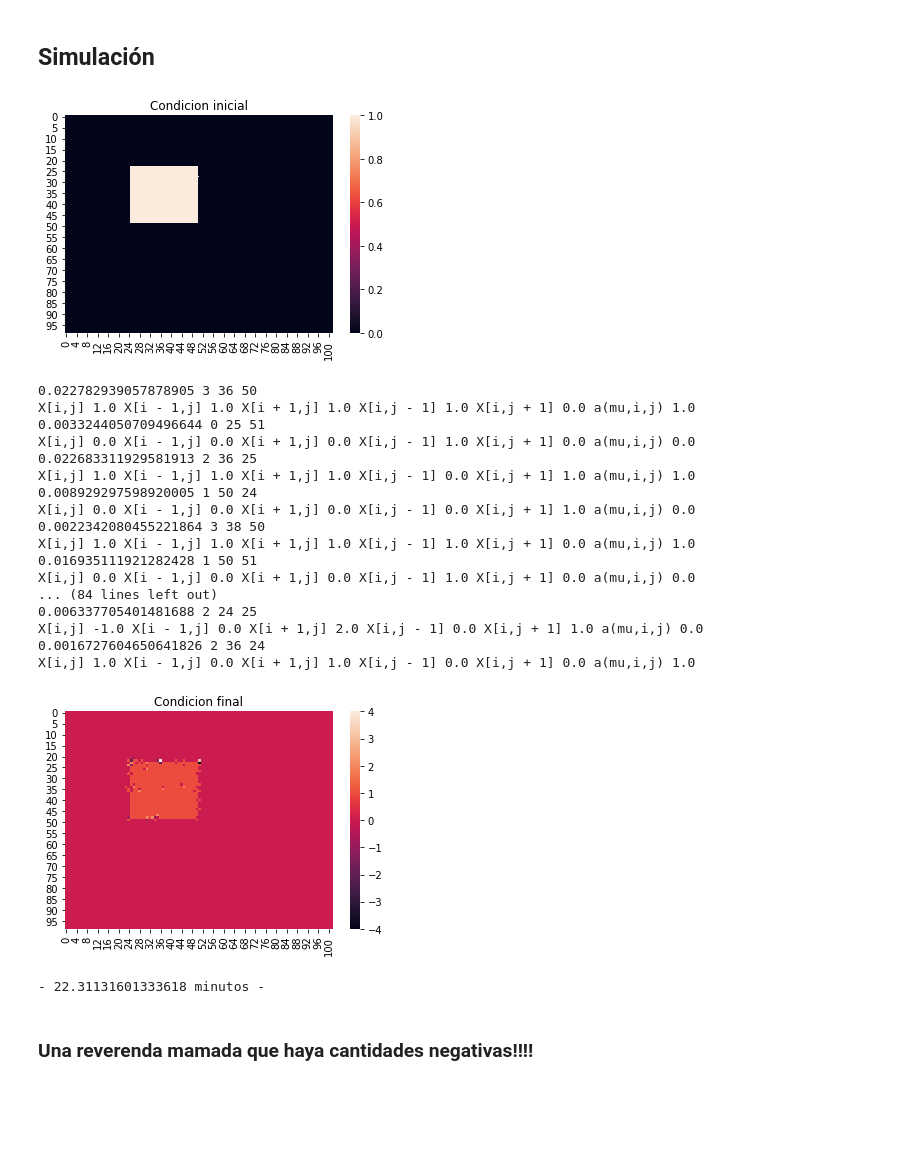
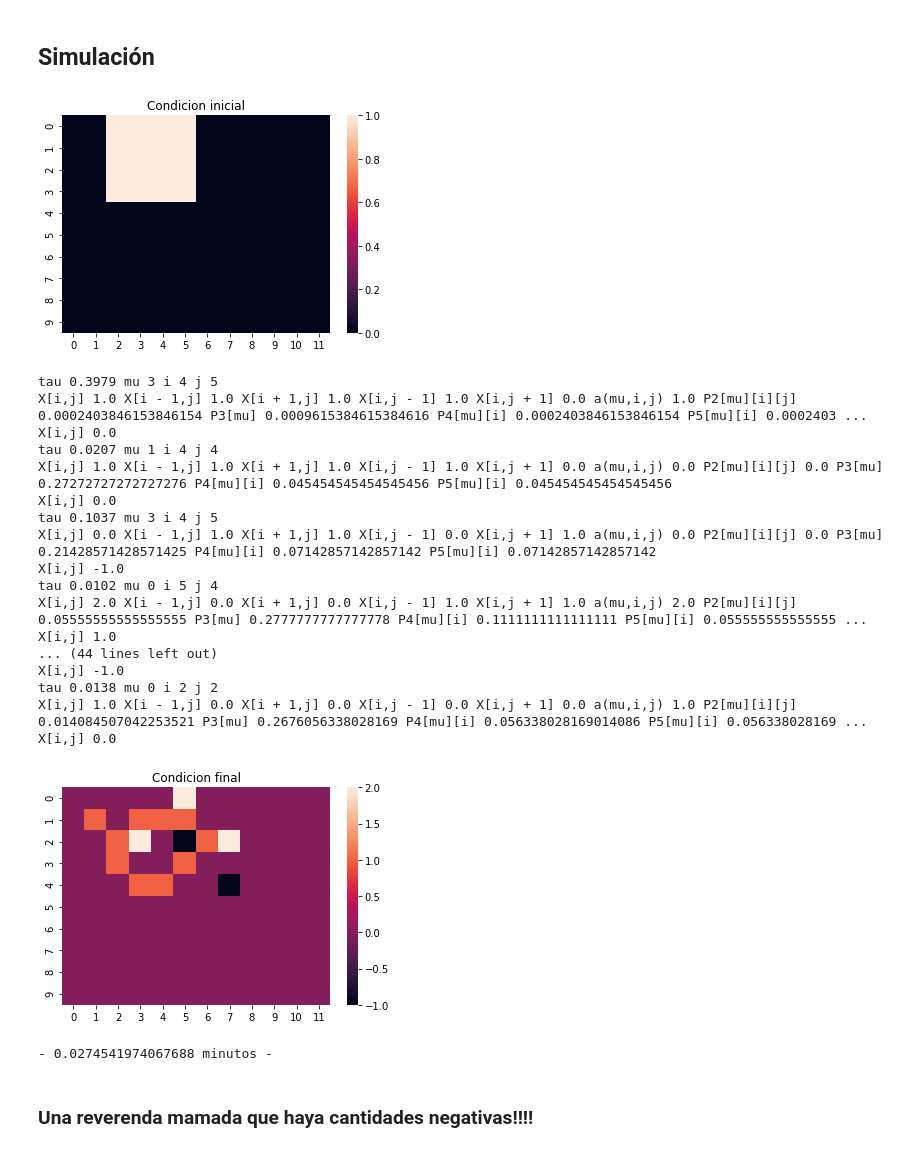
Before and after one commit to AdrianoValdesGomez/Selected-Topics-in-Biophysics, a Jupyter notebook: Notebooks/Gillespie Algorithm (Extension to anisotropic environments).ipynb, the cells around one changed output. Drawn from its saved outputs; the diff is of its cells as text; code cells hidden in the pictures; blank space fills up the shorter version.

```diff
--- a/Notebooks/Gillespie Algorithm (Extension to anisotropic environments).ipynb
+++ b/Notebooks/Gillespie Algorithm (Extension to anisotropic environments).ipynb
@@ -381,9 +405,9 @@ sns.heatmap(X0[1:101][1:101])
 # %%
 a = np.zeros((4,102,102))
 # %%
-def actualizacion_as(a, X):
-    for i in range(1,101):
-        for j in range(1,101):
+def actualizacion_as(a, X, d):
+    for i in range(1,d + 1):
+        for j in range(1,d + 1):
             a[0][i][j] =  D*(X[i][j] - X[i - 1][j])
             if a[0][i][j] < 0:
                 a[0][i][j] = 0
@@ -398,16 +422,16 @@ def actualizacion_as(a, X):
                 a[3][i][j] = 0
     return a
 # %%
-a = actualizacion_as(a,X0)
+a = actualizacion_as(a,X0, 100)
 # %%
-a0 = fun_a0(a)
+a0 = fun_a0(a, 100)
 # %%
 P2 = np.zeros((4,102,102))
 P3 = np.zeros((4))
 P4 = np.zeros((4,102))
 P5 = np.zeros((4,102))
 # %%
-P2, P3, P4, P5 = act_probs(a,a0,P2,P3,P4,P5)
+P2, P3, P4, P5 = act_probs(a,a0,P2,P3,P4,P5,100)
 # %%
 P3
 # %% [output]
@@ -528,21 +552,23 @@ X0 = X
 # %%
 start_time = time.time()
 
-N_pasos = 50
+N_pasos = 20
 
+
+d = 10
 
 # Creamos una condicion inicial; una distribucion de particulas inicial
 
-X0 = np.zeros((102,102))
+X0 = np.zeros((d + 2, d + 2))
 
-for i in range(25,51):
-    for j in range(25,51):
+for i in range(2,6):
+    for j in range(2,6):
         X0[i][j] = 1
 
 
 # Replicamos las condiciones iniciales en el borde
 
-X0 = func_act_CC(X0)
+X0 = func_act_CC(X0, d)
 
 # Visualizamos la conddicion inicial
 
@@ -559,57 +585,58 @@ P4 = np.zeros((4,102))
 P5 = np.zeros((4,102))
 
 # Iniciamos el tiempo
 
 t = 0
 
 # Calculamos las propensiones
 
-a = actualizacion_as(a,X0)
+a = actualizacion_as(a,X0, d)
 
 # Lista para registrar los momentos de actualizacion
 
 tiempos = [0]
 
 # Calculo de las probabilidades iniciales
 
-P2, P3, P4, P5 = act_probs(a,a0,P2,P3,P4,P5)
+P2, P3, P4, P5 = act_probs(a,a0,P2,P3,P4,P5, d)
 
 
 # Bucle Principal Monte Carlo
 
 for i in range(0,N_pasos):
-    t, X0, a, P2, P3, P4, P5 = paso_montecarlo(X0, a, t, P2, P3, P4, P5)
+    t, X0, a, P2, P3, P4, P5 = paso_montecarlo(X0, a, t, P2, P3, P4, P5, d)
     tiempos.append(t)
     #sns.heatmap(X0[1:101][1:101])
     #plt.show()
 
 sns.heatmap(X0[1:101][1:101])
 plt.title("Condicion final")
 plt.show()
 
+tiempo_Sim = (time.time() - start_time)/60.
 
-print("- %s minutos -" % (time.time() - start_time))
+print("- %s minutos -" % (tiempo_Sim))
 # %% [output]
-[figure, old version]
+[figure, new version]
-0.022782939057878905 3 36 50
-X[i,j] 1.0 X[i - 1,j] 1.0 X[i + 1,j] 1.0 X[i,j - 1] 1.0 X[i,j + 1] 0.0 a(mu,i,j) 1.0
-0.0033244050709496644 0 25 51
-X[i,j] 0.0 X[i - 1,j] 0.0 X[i + 1,j] 0.0 X[i,j - 1] 1.0 X[i,j + 1] 0.0 a(mu,i,j) 0.0
-0.022683311929581913 2 36 25
-X[i,j] 1.0 X[i - 1,j] 1.0 X[i + 1,j] 1.0 X[i,j - 1] 0.0 X[i,j + 1] 1.0 a(mu,i,j) 1.0
-0.008929297598920005 1 50 24
-X[i,j] 0.0 X[i - 1,j] 0.0 X[i + 1,j] 0.0 X[i,j - 1] 0.0 X[i,j + 1] 1.0 a(mu,i,j) 0.0
-0.0022342080455221864 3 38 50
-X[i,j] 1.0 X[i - 1,j] 1.0 X[i + 1,j] 1.0 X[i,j - 1] 1.0 X[i,j + 1] 0.0 a(mu,i,j) 1.0
-0.016935111921282428 1 50 51
-X[i,j] 0.0 X[i - 1,j] 0.0 X[i + 1,j] 0.0 X[i,j - 1] 1.0 X[i,j + 1] 0.0 a(mu,i,j) 0.0
-... (84 lines left out)
-0.006337705401481688 2 24 25
-X[i,j] -1.0 X[i - 1,j] 0.0 X[i + 1,j] 2.0 X[i,j - 1] 0.0 X[i,j + 1] 1.0 a(mu,i,j) 0.0
-0.0016727604650641826 2 36 24
-X[i,j] 1.0 X[i - 1,j] 0.0 X[i + 1,j] 1.0 X[i,j - 1] 0.0 X[i,j + 1] 0.0 a(mu,i,j) 1.0
+tau 0.3979 mu 3 i 4 j 5
+X[i,j] 1.0 X[i - 1,j] 1.0 X[i + 1,j] 1.0 X[i,j - 1] 1.0 X[i,j + 1] 0.0 a(mu,i,j) 1.0 P2[mu][i][j] 0.0002403846153846154 P3[mu] 0.0009615384615384616 P4[mu][i] 0.0002403846153846154 P5[mu][i] 0.0002403 ...
+X[i,j] 0.0
+tau 0.0207 mu 1 i 4 j 4
+X[i,j] 1.0 X[i - 1,j] 1.0 X[i + 1,j] 1.0 X[i,j - 1] 1.0 X[i,j + 1] 0.0 a(mu,i,j) 0.0 P2[mu][i][j] 0.0 P3[mu] 0.27272727272727276 P4[mu][i] 0.045454545454545456 P5[mu][i] 0.045454545454545456
+X[i,j] 0.0
+tau 0.1037 mu 3 i 4 j 5
+X[i,j] 0.0 X[i - 1,j] 1.0 X[i + 1,j] 1.0 X[i,j - 1] 0.0 X[i,j + 1] 1.0 a(mu,i,j) 0.0 P2[mu][i][j] 0.0 P3[mu] 0.21428571428571425 P4[mu][i] 0.07142857142857142 P5[mu][i] 0.07142857142857142
+X[i,j] -1.0
+tau 0.0102 mu 0 i 5 j 4
+X[i,j] 2.0 X[i - 1,j] 0.0 X[i + 1,j] 0.0 X[i,j - 1] 1.0 X[i,j + 1] 1.0 a(mu,i,j) 2.0 P2[mu][i][j] 0.05555555555555555 P3[mu] 0.2777777777777778 P4[mu][i] 0.1111111111111111 P5[mu][i] 0.055555555555555 ...
+X[i,j] 1.0
+... (44 lines left out)
+X[i,j] -1.0
+tau 0.0138 mu 0 i 2 j 2
+X[i,j] 1.0 X[i - 1,j] 0.0 X[i + 1,j] 0.0 X[i,j - 1] 0.0 X[i,j + 1] 0.0 a(mu,i,j) 1.0 P2[mu][i][j] 0.014084507042253521 P3[mu] 0.2676056338028169 P4[mu][i] 0.056338028169014086 P5[mu][i] 0.056338028169 ...
+X[i,j] 0.0
-[figure, old version]
+[figure, new version]
-- 22.31131601333618 minutos -
+- 0.0274541974067688 minutos -
 # %% [markdown]
 ### Una reverenda mamada que haya cantidades negativas!!!!
 # %% [markdown]
```
Also changed, not shown: parts of 10 cells of this notebook.
